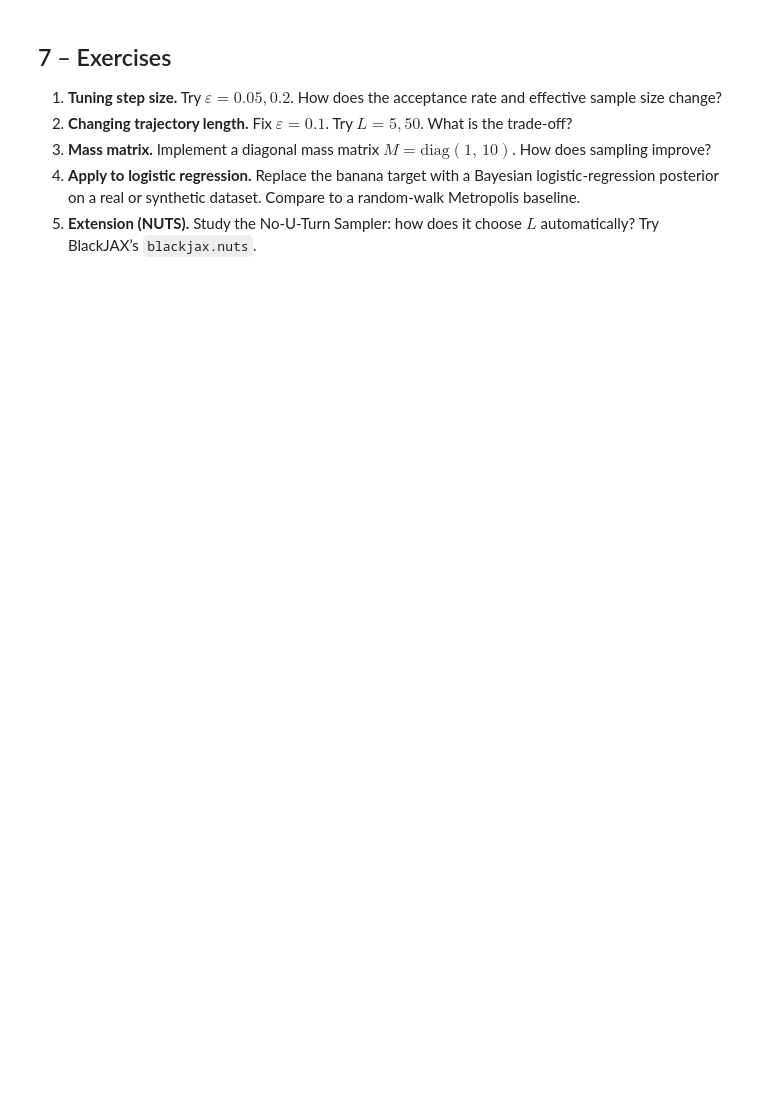
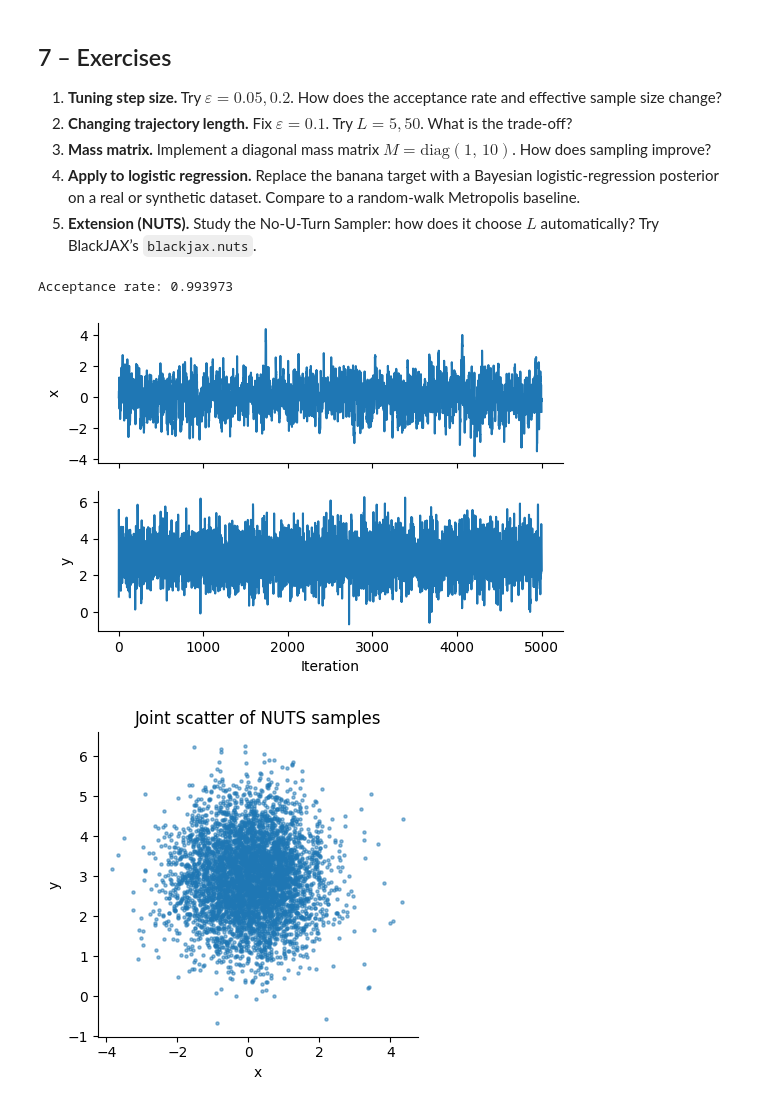
Before and after one commit to USCbiostats/PM520, a Jupyter notebook: Lab_13_HMC.ipynb, the cells around one changed output. Saved outputs shown, nothing was run; the diff lists cells and outputs as text; code cells hidden in the pictures; blank space fills up the shorter version.

```diff
--- a/Lab_13_HMC.ipynb
+++ b/Lab_13_HMC.ipynb
@@ -181,3 +181,56 @@ plt.show()
 3. **Mass matrix.** Implement a diagonal mass matrix $M=\mathrm{diag}(1,\,10)$. How does sampling improve?
 4. **Apply to logistic regression.** Replace the banana target with a Bayesian logistic‐regression posterior on a real or synthetic dataset. Compare to a random‑walk Metropolis baseline.
 5. **Extension (NUTS).** Study the No‑U‑Turn Sampler: how does it choose $L$ automatically? Try BlackJAX’s `blackjax.nuts`.
+# %%
+import jax
+
+# 1. Define log‑density and gradient
+def logprob(z):
+    x, y = z[..., 0], z[..., 1]
+    return -0.5*(x**2 + (y + 0.03*x**2 - 3)**2)
+
+# 2. Set up HMC kernel (identity mass)
+step_size = 0.1
+num_steps = 500
+Minv = jnp.array([[1.0, 0.5], [0.5, 10.0]])
+
+nuts = blackjax.nuts(logprob, step_size, Minv)
+
+# 3. Initialize
+key = jax.random.PRNGKey(10)
+init_position = jnp.array([0.0, 0.0])
+state = nuts.init(init_position)
+
+# 4. Run a chain
+@jax.jit
+def one_step(state, key):
+    key, subkey = jax.random.split(key)
+    state, info = nuts.step(subkey, state)
+    return state, (state.position, info.acceptance_rate)
+
+num_samples = 5_000
+keys = jax.random.split(key, num_samples)
+states, (positions, accept_rate) = jax.lax.scan(one_step, state, keys)
+
+positions = jnp.stack(positions)  # shape (num_samples, 2)
+accept_rate = accept_rate.mean()
+
+print("Acceptance rate:", accept_rate)
+import matplotlib.pyplot as plt
+
+# Trace plots
+fig, axes = plt.subplots(2,1, figsize=(6,4), sharex=True)
+axes[0].plot(positions[:,0]); axes[0].set_ylabel("x")
+axes[1].plot(positions[:,1]); axes[1].set_ylabel("y")
+axes[1].set_xlabel("Iteration")
+
+# Scatter of samples
+plt.figure(figsize=(4,4))
+plt.scatter(positions[:,0], positions[:,1], s=5, alpha=0.5)
+plt.title("Joint scatter of NUTS samples")
+plt.xlabel("x"); plt.ylabel("y")
+plt.tight_layout()
+# %% [output]
+Acceptance rate: 0.993973
+[figure, added]
+[figure, added]
```
Also changed, not shown: parts of 4 cells of this notebook.
